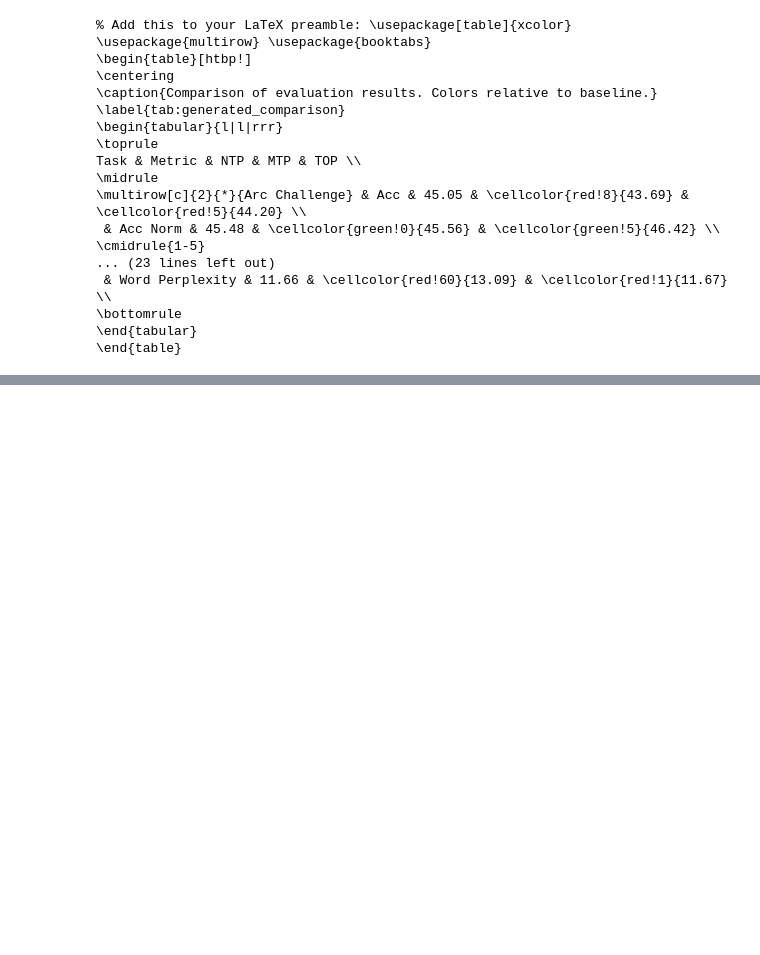
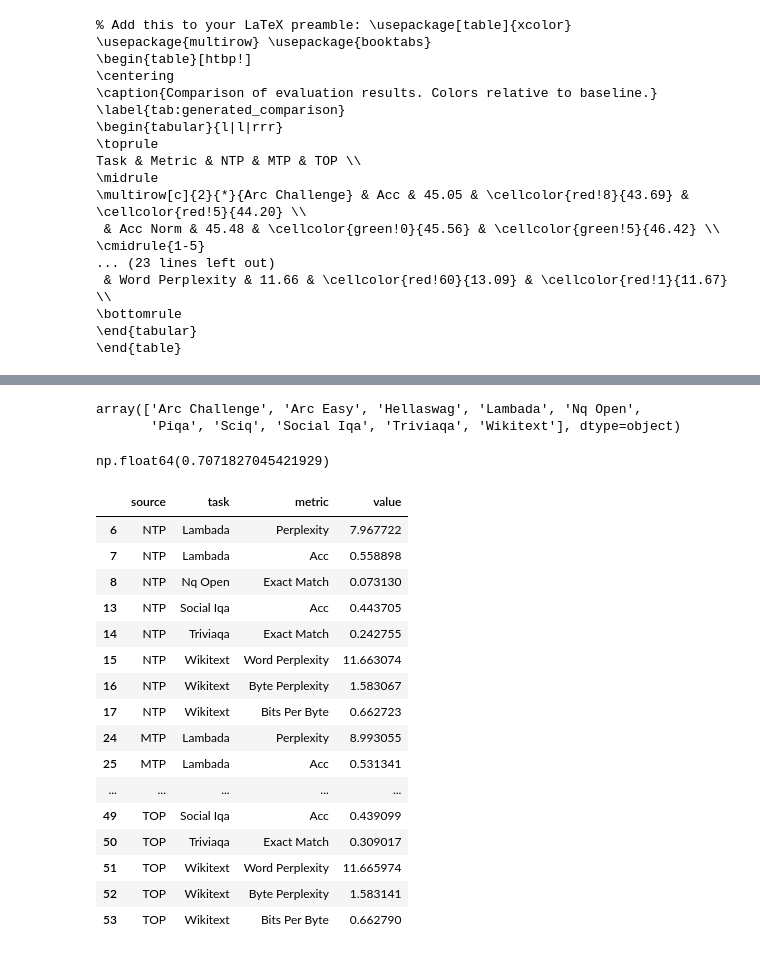
Before and after one commit to Erland366/paper_plotting, a Jupyter notebook: top_projects/plot.ipynb, the cells around one changed output, grey strips where cells are left out. Cells and saved outputs as stored; diff of their text form; code cells hidden in the pictures; blank space fills up the shorter version.

```diff
--- a/top_projects/plot.ipynb
+++ b/top_projects/plot.ipynb
@@ -1,13 +1,5 @@
 # %% [markdown]
 # Read Data From LM Eval Harness
-# %%
-import json
-import pandas as pd
-
-json_file = "top_evals/zaydzuhri__vanilla-7B-4096-model/results_2025-08-19T13-51-01.158842.json"
-
-with open(json_file, 'r') as file:
-    data = json.load(file)
 # %%
 results = data['results']
 benchmark_score_name = {}
@@ -297,7 +291,7 @@ for json_file in all_json_files:
             mtp_json_file = json_file
         elif "vanilla" in json_file:
             vanilla_json_file = json_file
-        elif "top" in json_file or "top" in json_file:
+        elif "myopic" in json_file or "top" in json_file:
             top_json_file = json_file
 
 latex_output, df = generate_latex_comparison_table(
@@ -327,0 +685,24 @@ Task & Metric & NTP & MTP & TOP \\
+# %%
+def create_plot_specify_size(size: str, add_metric_column: bool = True) -> pd.DataFrame:
+    for json_file in all_json_files:
+        if size in json_file:
+            if "mtp" in json_file:
+                mtp_json_file = json_file
+            elif "vanilla" in json_file:
+                vanilla_json_file = json_file
+            elif "myopic" in json_file or "top" in json_file:
+                top_json_file = json_file
+
+    latex_output, df = generate_latex_comparison_table(
+        {"NTP" : vanilla_json_file,
+        "MTP" : mtp_json_file,
+        "TOP" : top_json_file},
+        baseline_source_name="NTP",
+        size=size,
+        add_metric_column=add_metric_column
+    )
+    print(latex_output)
+
+    return df
+
+df = create_plot_specify_size("1.8B", False)
@@ -327,0 +727,31 @@ Task & Metric & NTP & MTP & TOP \\
+# %%
+df["task"].unique()
+# %% [output]
+array(['Arc Challenge', 'Arc Easy', 'Hellaswag', 'Lambada', 'Nq Open',
+       'Piqa', 'Sciq', 'Social Iqa', 'Triviaqa', 'Wikitext'], dtype=object)
+# %%
+combined_task = ["Arc Challenge", "Arc Easy", "Hellaswag", "Piqa", "Sciq"]
+df[df["task"].isin(combined_task)][df["metric"] == "Acc Norm"]["value"].mean()
+# %% [output]
+np.float64(0.7071827045421929)
+# %%
+remove_acc_norm = df.drop(df[df["task"].isin(combined_task)].index)
+remove_acc_norm
+# %% [output]
+|  | source | task | metric | value |
+| 6 | NTP | Lambada | Perplexity | 7.967722 |
+| 7 | NTP | Lambada | Acc | 0.558898 |
+| 8 | NTP | Nq Open | Exact Match | 0.073130 |
+| 13 | NTP | Social Iqa | Acc | 0.443705 |
+| 14 | NTP | Triviaqa | Exact Match | 0.242755 |
+| 15 | NTP | Wikitext | Word Perplexity | 11.663074 |
+| 16 | NTP | Wikitext | Byte Perplexity | 1.583067 |
+| 17 | NTP | Wikitext | Bits Per Byte | 0.662723 |
+| 24 | MTP | Lambada | Perplexity | 8.993055 |
+| 25 | MTP | Lambada | Acc | 0.531341 |
+| ... | ... | ... | ... | ... |
+| 49 | TOP | Social Iqa | Acc | 0.439099 |
+| 50 | TOP | Triviaqa | Exact Match | 0.309017 |
+| 51 | TOP | Wikitext | Word Perplexity | 11.665974 |
+| 52 | TOP | Wikitext | Byte Perplexity | 1.583141 |
+| 53 | TOP | Wikitext | Bits Per Byte | 0.662790 |
```
Also changed, not shown: parts of 11 cells of this notebook, 1 other file.
